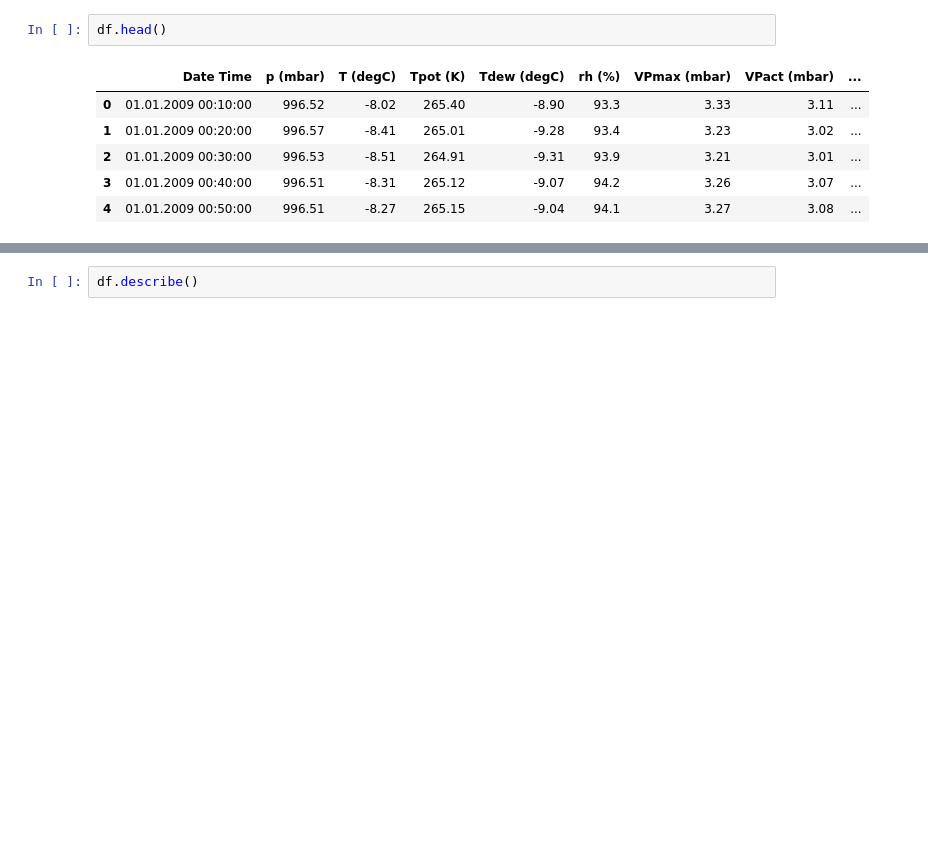
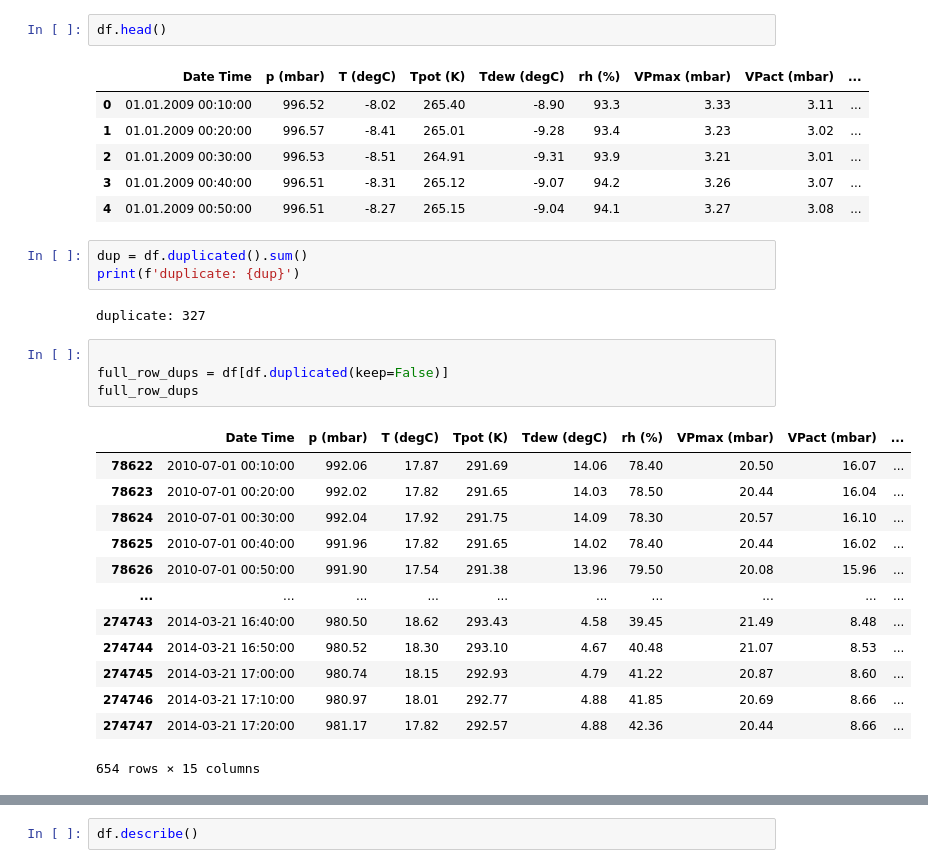
Before and after one commit to eexzzm/anomaly-detection-weather, a Jupyter notebook: notebook/eda.ipynb, the cells around one changed output, grey strips where cells are left out. Cells and saved outputs as stored; diff of their text form; blank space fills up the shorter version.

```diff
--- a/notebook/eda.ipynb
+++ b/notebook/eda.ipynb
@@ -38,3 +38,26 @@ df.head()
 | 2 | 01.01.2009 00:30:00 | 996.53 | -8.51 | 264.91 | -9.31 | 93.9 | 3.21 | 3.01 | ... |
 | 3 | 01.01.2009 00:40:00 | 996.51 | -8.31 | 265.12 | -9.07 | 94.2 | 3.26 | 3.07 | ... |
 | 4 | 01.01.2009 00:50:00 | 996.51 | -8.27 | 265.15 | -9.04 | 94.1 | 3.27 | 3.08 | ... |
+# %%
+dup = df.duplicated().sum()
+print(f'duplicate: {dup}')
+# %% [output]
+duplicate: 327
+# %%
+
+full_row_dups = df[df.duplicated(keep=False)]
+full_row_dups
+# %% [output]
+|  | Date Time | p (mbar) | T (degC) | Tpot (K) | Tdew (degC) | rh (%) | VPmax (mbar) | VPact (mbar) | ... |
+| 78622 | 2010-07-01 00:10:00 | 992.06 | 17.87 | 291.69 | 14.06 | 78.40 | 20.50 | 16.07 | ... |
+| 78623 | 2010-07-01 00:20:00 | 992.02 | 17.82 | 291.65 | 14.03 | 78.50 | 20.44 | 16.04 | ... |
+| 78624 | 2010-07-01 00:30:00 | 992.04 | 17.92 | 291.75 | 14.09 | 78.30 | 20.57 | 16.10 | ... |
+| 78625 | 2010-07-01 00:40:00 | 991.96 | 17.82 | 291.65 | 14.02 | 78.40 | 20.44 | 16.02 | ... |
+| 78626 | 2010-07-01 00:50:00 | 991.90 | 17.54 | 291.38 | 13.96 | 79.50 | 20.08 | 15.96 | ... |
+| ... | ... | ... | ... | ... | ... | ... | ... | ... | ... |
+| 274743 | 2014-03-21 16:40:00 | 980.50 | 18.62 | 293.43 | 4.58 | 39.45 | 21.49 | 8.48 | ... |
+| 274744 | 2014-03-21 16:50:00 | 980.52 | 18.30 | 293.10 | 4.67 | 40.48 | 21.07 | 8.53 | ... |
+| 274745 | 2014-03-21 17:00:00 | 980.74 | 18.15 | 292.93 | 4.79 | 41.22 | 20.87 | 8.60 | ... |
+| 274746 | 2014-03-21 17:10:00 | 980.97 | 18.01 | 292.77 | 4.88 | 41.85 | 20.69 | 8.66 | ... |
+| 274747 | 2014-03-21 17:20:00 | 981.17 | 17.82 | 292.57 | 4.88 | 42.36 | 20.44 | 8.66 | ... |
+654 rows × 15 columns
```
Also changed, not shown: parts of 4 cells of this notebook.
